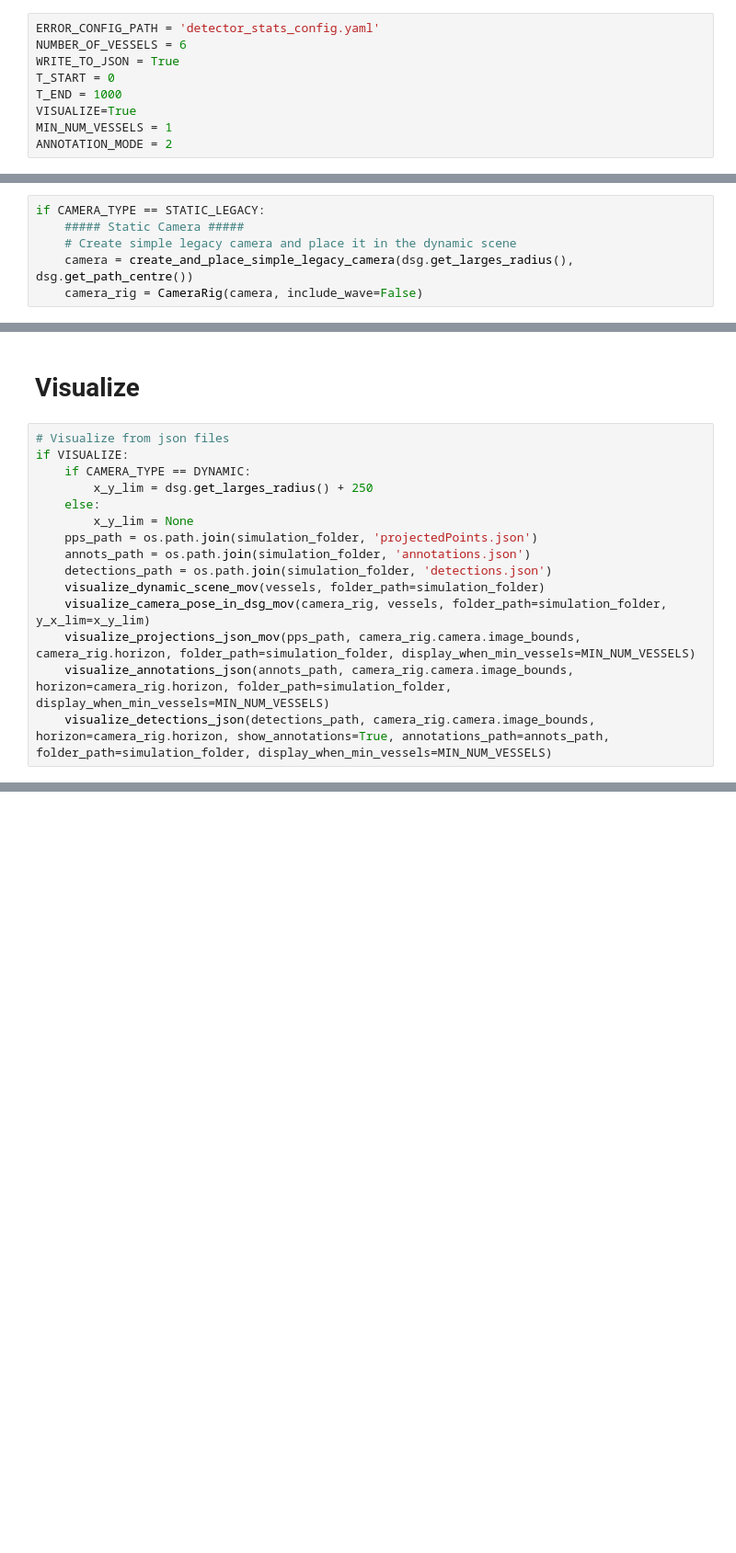
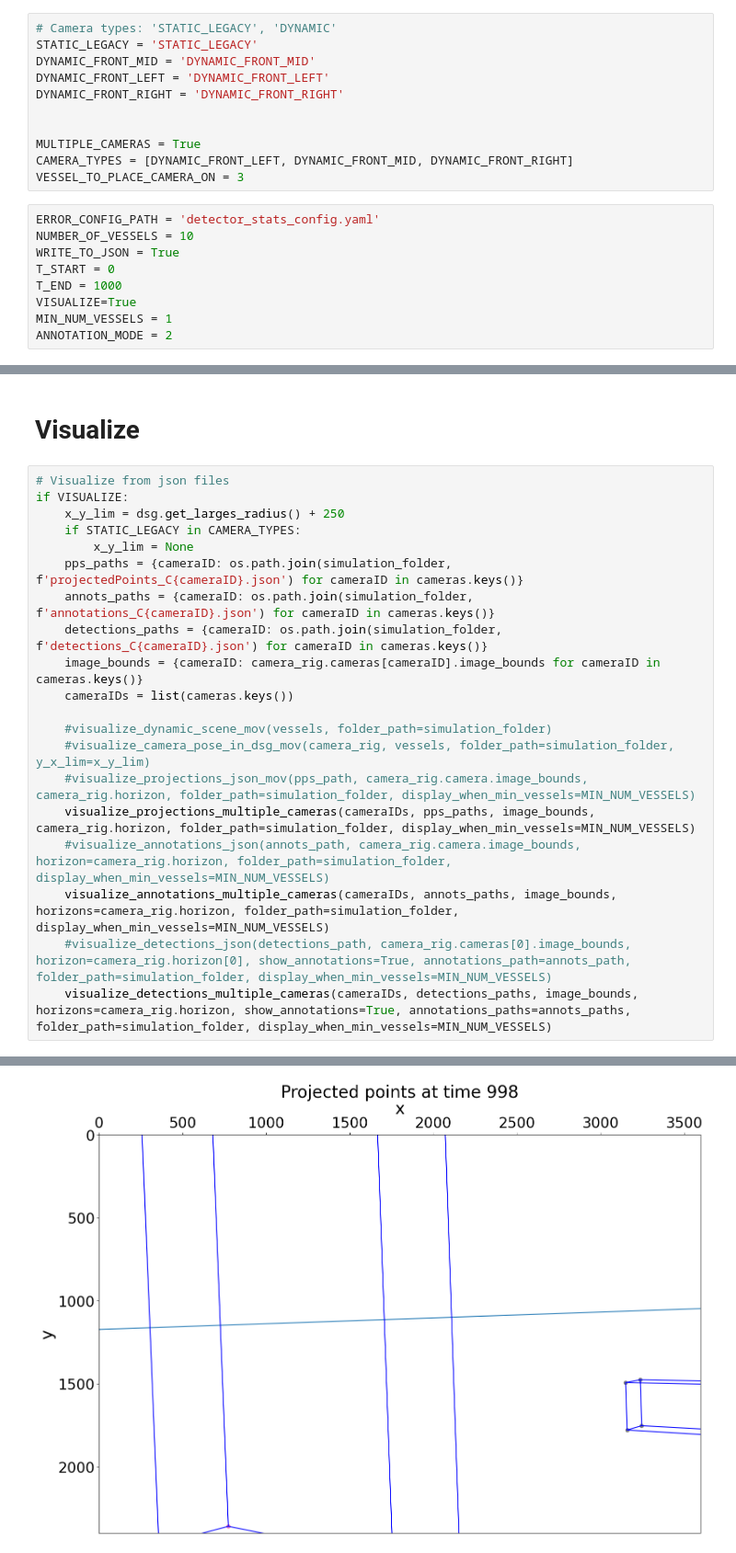
Before and after one commit to andreajessen/MODSIM, a Jupyter notebook: src/MODSIM_w_dsg.ipynb, the cells around one changed output, grey strips where cells are left out. Shown: that part at 92% size. Drawn from its saved outputs; the diff is of its cells as text; blank space fills up the shorter version.

Commit message:
:sparkles: use multiple cameras

```diff
--- a/src/MODSIM_w_dsg.ipynb
+++ b/src/MODSIM_w_dsg.ipynb
@@ -17,6 +13,17 @@ CAMERA_TYPE = DYNAMIC
+# %%
+# Camera types: 'STATIC_LEGACY', 'DYNAMIC'
+STATIC_LEGACY = 'STATIC_LEGACY'
+DYNAMIC_FRONT_MID = 'DYNAMIC_FRONT_MID'
+DYNAMIC_FRONT_LEFT = 'DYNAMIC_FRONT_LEFT'
+DYNAMIC_FRONT_RIGHT = 'DYNAMIC_FRONT_RIGHT'
+
+
+MULTIPLE_CAMERAS = True
+CAMERA_TYPES = [DYNAMIC_FRONT_LEFT, DYNAMIC_FRONT_MID, DYNAMIC_FRONT_RIGHT]
+VESSEL_TO_PLACE_CAMERA_ON = 3
 # %%
 ERROR_CONFIG_PATH = 'detector_stats_config.yaml'
-NUMBER_OF_VESSELS = 6
+NUMBER_OF_VESSELS = 10
 WRITE_TO_JSON = True
 T_START = 0
 T_END = 1000
@@ -38,10 +45,4 @@ vessels = dsg.get_vessels()
 
 ## Error generator
 errorGenerator = ErrorGenerator(ERROR_CONFIG_PATH)
-# %%
-if CAMERA_TYPE == STATIC_LEGACY:
-    ##### Static Camera #####
-    # Create simple legacy camera and place it in the dynamic scene
-    camera = create_and_place_simple_legacy_camera(dsg.get_larges_radius(), dsg.get_path_centre())
-    camera_rig = CameraRig(camera, include_wave=False)
 # %%
@@ -74,16 +128,21 @@ pps, bbs, eBBs = perform_time_steps(T_START, T_END, dsg, errorGenerator, camera_
 # %%
 # Visualize from json files
 if VISUALIZE:
-    if CAMERA_TYPE == DYNAMIC:
-        x_y_lim = dsg.get_larges_radius() + 250
-    else:
+    x_y_lim = dsg.get_larges_radius() + 250
+    if STATIC_LEGACY in CAMERA_TYPES:
         x_y_lim = None
-    pps_path = os.path.join(simulation_folder, 'projectedPoints.json')
-    annots_path = os.path.join(simulation_folder, 'annotations.json')
-    detections_path = os.path.join(simulation_folder, 'detections.json')
-    visualize_dynamic_scene_mov(vessels, folder_path=simulation_folder)
-    visualize_camera_pose_in_dsg_mov(camera_rig, vessels, folder_path=simulation_folder, y_x_lim=x_y_lim)
-    visualize_projections_json_mov(pps_path, camera_rig.camera.image_bounds, camera_rig.horizon, folder_path=simulation_folder, display_when_min_vessels=MIN_NUM_VESSELS)
-    visualize_annotations_json(annots_path, camera_rig.camera.image_bounds, horizon=camera_rig.horizon, folder_path=simulation_folder, display_when_min_vessels=MIN_NUM_VESSELS)
-    visualize_detections_json(detections_path, camera_rig.camera.image_bounds, horizon=camera_rig.horizon, show_annotations=True, annotations_path=annots_path, folder_path=simulation_folder, display_when_min_vessels=MIN_NUM_VESSELS)
+    pps_paths = {cameraID: os.path.join(simulation_folder, f'projectedPoints_C{cameraID}.json') for cameraID in cameras.keys()}
+    annots_paths = {cameraID: os.path.join(simulation_folder, f'annotations_C{cameraID}.json') for cameraID in cameras.keys()}
+    detections_paths = {cameraID: os.path.join(simulation_folder, f'detections_C{cameraID}.json') for cameraID in cameras.keys()}
+    image_bounds = {cameraID: camera_rig.cameras[cameraID].image_bounds for cameraID in cameras.keys()}
+    cameraIDs = list(cameras.keys())
+
+    #visualize_dynamic_scene_mov(vessels, folder_path=simulation_folder)
+    #visualize_camera_pose_in_dsg_mov(camera_rig, vessels, folder_path=simulation_folder, y_x_lim=x_y_lim)
+    #visualize_projections_json_mov(pps_path, camera_rig.camera.image_bounds, camera_rig.horizon, folder_path=simulation_folder, display_when_min_vessels=MIN_NUM_VESSELS)
+    visualize_projections_multiple_cameras(cameraIDs, pps_paths, image_bounds, camera_rig.horizon, folder_path=simulation_folder, display_when_min_vessels=MIN_NUM_VESSELS)
+    #visualize_annotations_json(annots_path, camera_rig.camera.image_bounds, horizon=camera_rig.horizon, folder_path=simulation_folder, display_when_min_vessels=MIN_NUM_VESSELS)
+    visualize_annotations_multiple_cameras(cameraIDs, annots_paths, image_bounds, horizons=camera_rig.horizon, folder_path=simulation_folder, display_when_min_vessels=MIN_NUM_VESSELS)
+    #visualize_detections_json(detections_path, camera_rig.cameras[0].image_bounds, horizon=camera_rig.horizon[0], show_annotations=True, annotations_path=annots_path, folder_path=simulation_folder, display_when_min_vessels=MIN_NUM_VESSELS)
+    visualize_detections_multiple_cameras(cameraIDs, detections_paths, image_bounds, horizons=camera_rig.horizon, show_annotations=True, annotations_paths=annots_paths, folder_path=simulation_folder, display_when_min_vessels=MIN_NUM_VESSELS)
 # %% [output]
@@ -101,0 +160 @@ Moviepy - Writing video ./simulations/1/projected_points.mp4
+[figure, new version]
```
Also changed, not shown: parts of 7 cells of this notebook, 4 other files.
